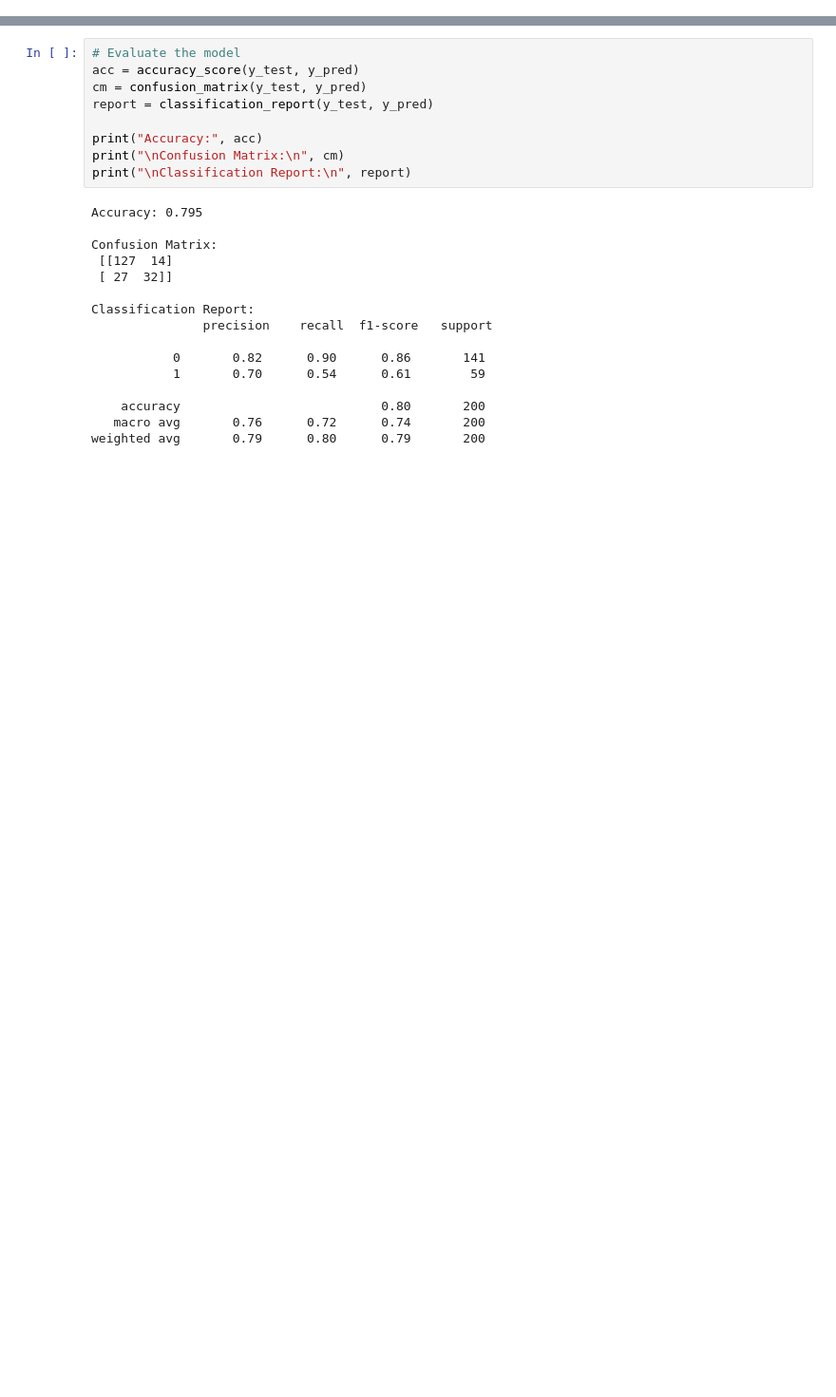
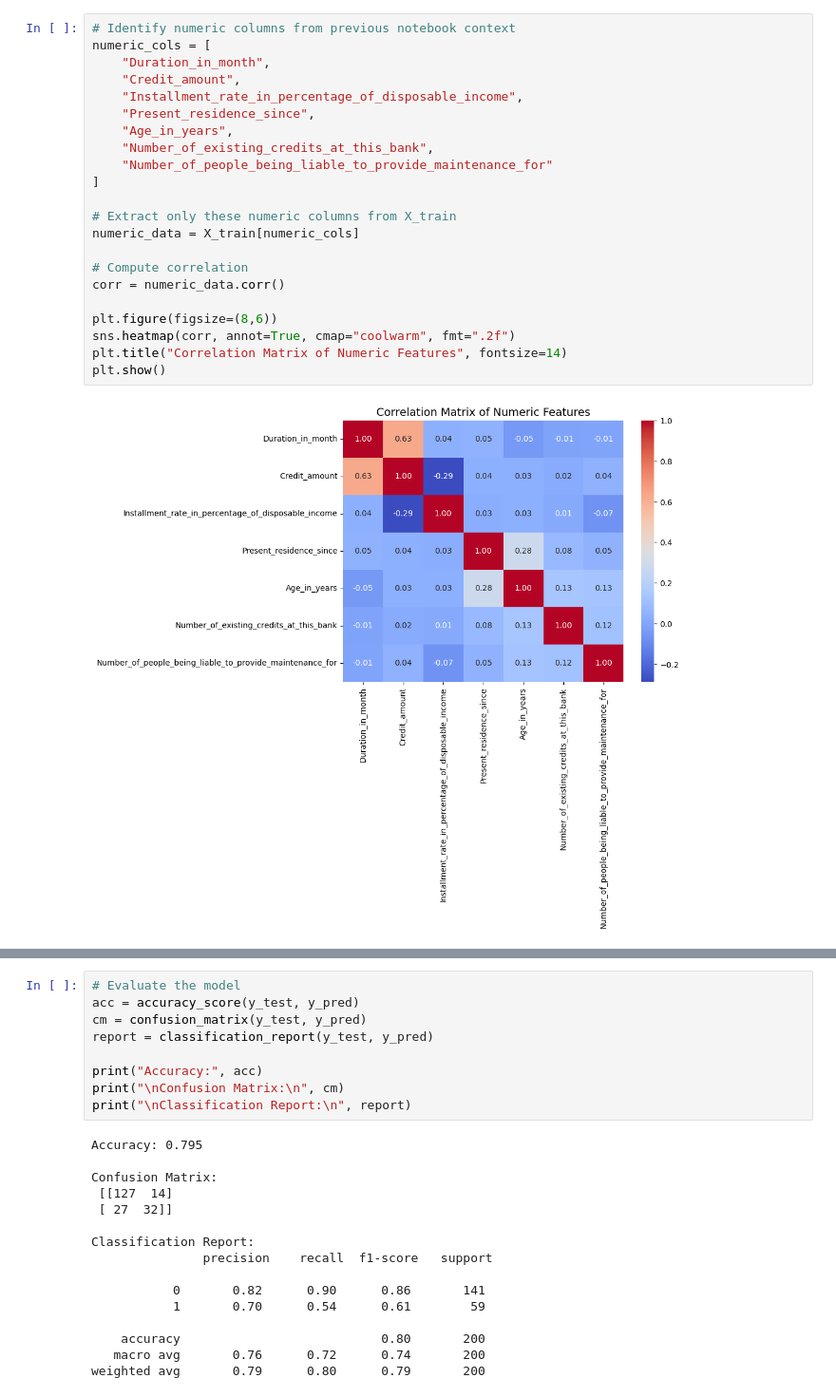
Before and after one commit to sebastian-gm/pd_predictive_modeling, a Jupyter notebook: notebooks/02_feature_engineering_and_modeling.ipynb, the cells around one changed output, grey strips where cells are left out. Shown at 95% size. Saved outputs shown, nothing was run; the diff lists cells and outputs as text; blank space fills up the shorter version.

Commit message:
Enhanced EDA with correlation, added Decision Tree baseline, improved Markdown explanations.

```diff
--- a/notebooks/02_feature_engineering_and_modeling.ipynb
+++ b/notebooks/02_feature_engineering_and_modeling.ipynb
@@ -66,0 +49,24 @@ Please also refer to the documentation for alternative solver options:
+# %%
+# Identify numeric columns from previous notebook context
+numeric_cols = [
+    "Duration_in_month",
+    "Credit_amount",
+    "Installment_rate_in_percentage_of_disposable_income",
+    "Present_residence_since",
+    "Age_in_years",
+    "Number_of_existing_credits_at_this_bank",
+    "Number_of_people_being_liable_to_provide_maintenance_for"
+]
+
+# Extract only these numeric columns from X_train
+numeric_data = X_train[numeric_cols]
+
+# Compute correlation
+corr = numeric_data.corr()
+
+plt.figure(figsize=(8,6))
+sns.heatmap(corr, annot=True, cmap="coolwarm", fmt=".2f")
+plt.title("Correlation Matrix of Numeric Features", fontsize=14)
+plt.show()
+# %% [output]
+[figure, added]
```
Also changed, not shown: parts of 15 cells of this notebook.
